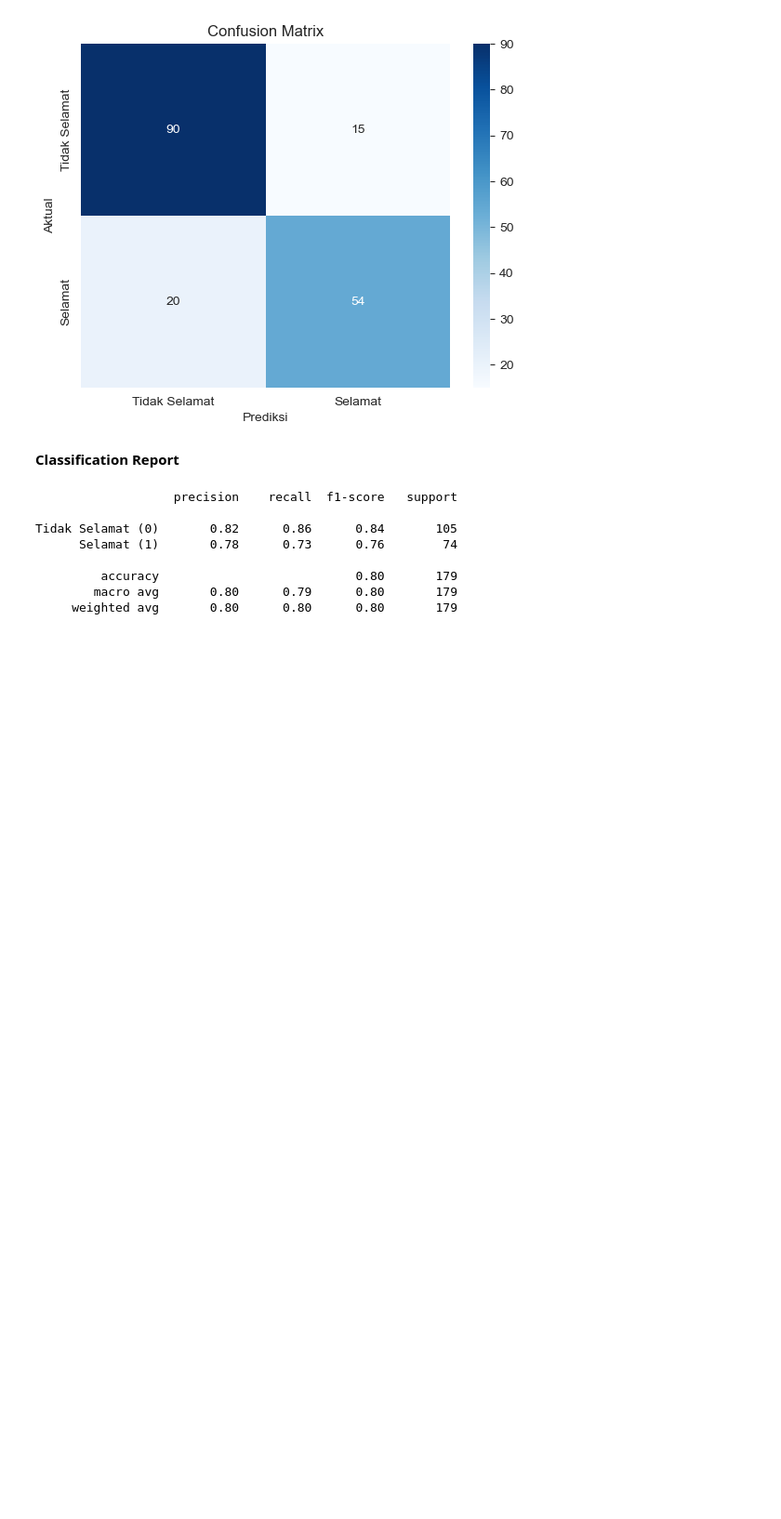
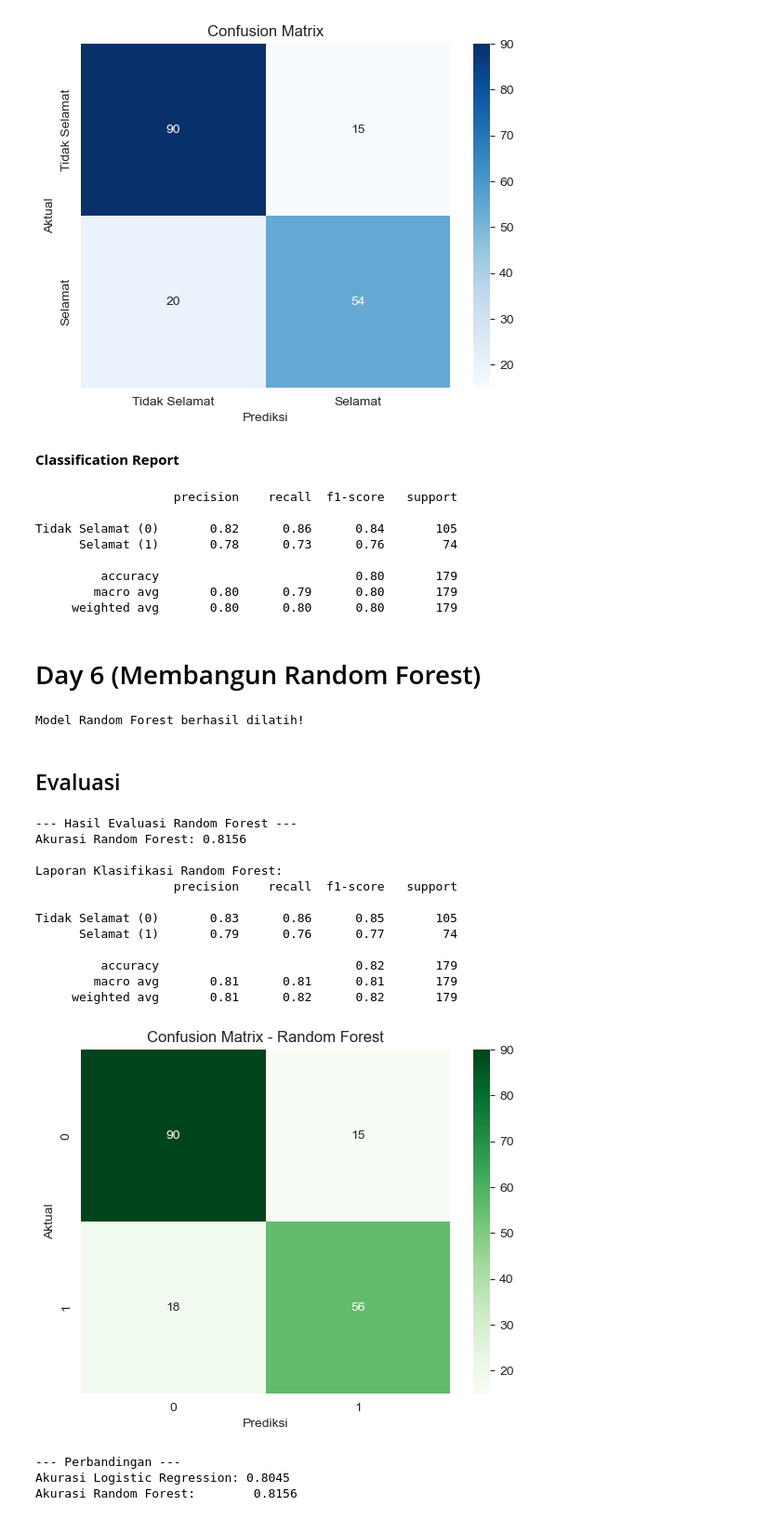
Before and after one commit to Ulinuhabduh/ML-Journey, a Jupyter notebook: Bulan 1/01-First-Data-Load.ipynb, the cells around one changed output. Shown at 93% size. Saved outputs shown, nothing was run; the diff lists cells and outputs as text; code cells hidden in the pictures; blank space fills up the shorter version.

Commit message:
feat: Train and evaluate a RandomForest model, add feature importance analysis

```diff
--- a/Bulan 1/01-First-Data-Load.ipynb
+++ b/Bulan 1/01-First-Data-Load.ipynb
@@ -651,3 +651,61 @@ Tidak Selamat (0)       0.82      0.86      0.84       105
          accuracy                           0.80       179
         macro avg       0.80      0.79      0.80       179
      weighted avg       0.80      0.80      0.80       179
+# %% [markdown]
+# Day 6 (Membangun Random Forest)
+# %%
+from sklearn.ensemble import RandomForestClassifier
+
+# 1. Inisialisasi model
+# n_estimators=100 berarti kita akan membangun 100 Decision Tree
+# random_state=42 untuk hasil yang konsisten
+rf_model = RandomForestClassifier(n_estimators=100, random_state=42)
+
+# 2. Latih model menggunakan data training yang sama
+rf_model.fit(X_train, y_train)
+
+print("Model Random Forest berhasil dilatih!")
+# %% [output]
+Model Random Forest berhasil dilatih!
+# %% [markdown]
+## Evaluasi
+# %%
+# Membuat prediksi pada X_test
+y_pred_rf = rf_model.predict(X_test)
+
+# Mengevaluasi model baru
+print("--- Hasil Evaluasi Random Forest ---")
+accuracy_rf = accuracy_score(y_test, y_pred_rf)
+print(f"Akurasi Random Forest: {accuracy_rf:.4f}")
+print("\nLaporan Klasifikasi Random Forest:")
+print(classification_report(y_test, y_pred_rf, target_names=['Tidak Selamat (0)', 'Selamat (1)']))
+
+# Tampilkan juga confusion matrix-nya
+cm_rf = confusion_matrix(y_test, y_pred_rf)
+sns.heatmap(cm_rf, annot=True, fmt='d', cmap='Greens')
+plt.xlabel('Prediksi')
+plt.ylabel('Aktual')
+plt.title('Confusion Matrix - Random Forest')
+plt.show()
+
+# Bandingkan dengan hasil Logistic Regression dari kemarin
+print("\n--- Perbandingan ---")
+print(f"Akurasi Logistic Regression: {accuracy:.4f}") # Variabel 'accuracy' dari kemarin
+print(f"Akurasi Random Forest:        {accuracy_rf:.4f}")
+# %% [output]
+--- Hasil Evaluasi Random Forest ---
+Akurasi Random Forest: 0.8156
+
+Laporan Klasifikasi Random Forest:
+                   precision    recall  f1-score   support
+
+Tidak Selamat (0)       0.83      0.86      0.85       105
+      Selamat (1)       0.79      0.76      0.77        74
+
+         accuracy                           0.82       179
+        macro avg       0.81      0.81      0.81       179
+     weighted avg       0.81      0.82      0.82       179
+[figure, added]
+--- Perbandingan ---
+Akurasi Logistic Regression: 0.8045
+Akurasi Random Forest:        0.8156
```
Also changed, not shown: parts of 2 cells of this notebook.
